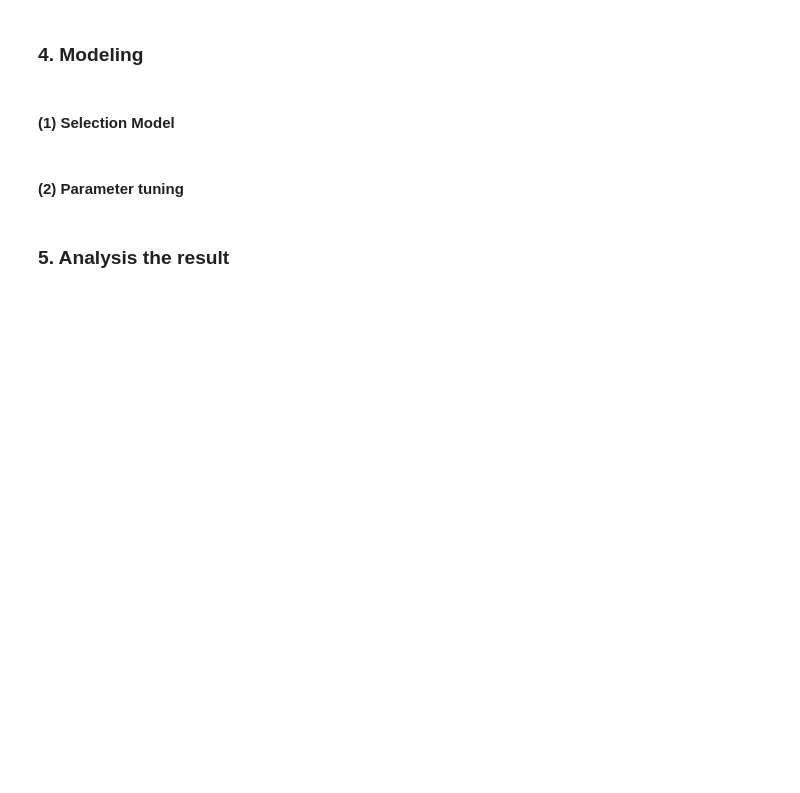
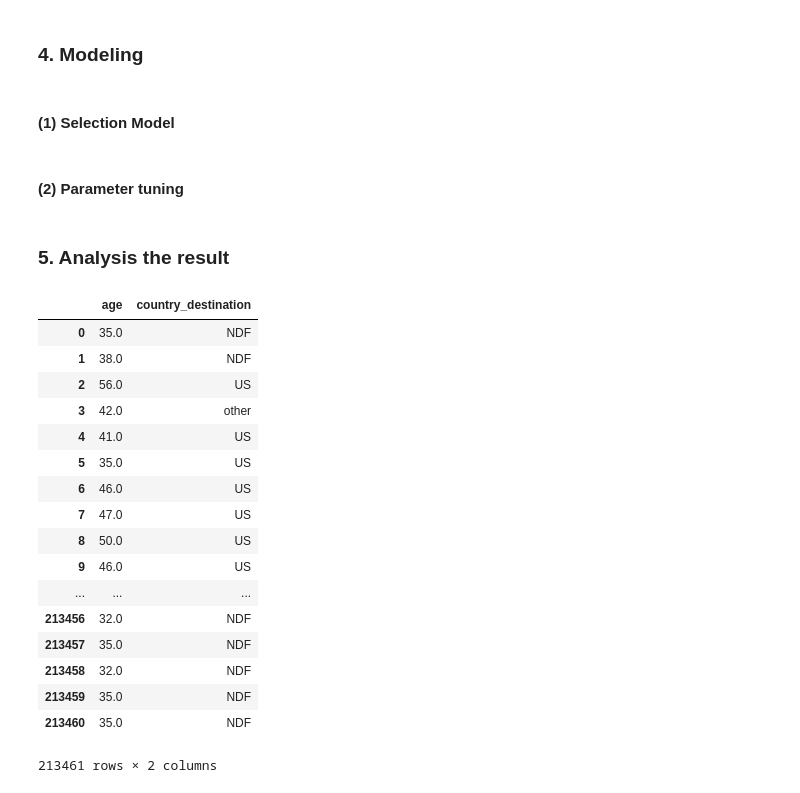
Before and after one commit to wjy5446/airbnb-new-booking, a Jupyter notebook: joe/full_report.ipynb, the cells around one changed output. Saved outputs shown, nothing was run; the diff lists cells and outputs as text; code cells hidden in the pictures; blank space fills up the shorter version.

```diff
--- a/joe/full_report.ipynb
+++ b/joe/full_report.ipynb
@@ -354,0 +392,21 @@ df_test["lag_seconds"] = s_test_lag.apply(lambda x : x.seconds)
+# %%
+train_all_remove.loc[:,['age', 'country_destination']]
+# %% [output]
+|  | age | country_destination |
+| 0 | 35.0 | NDF |
+| 1 | 38.0 | NDF |
+| 2 | 56.0 | US |
+| 3 | 42.0 | other |
+| 4 | 41.0 | US |
+| 5 | 35.0 | US |
+| 6 | 46.0 | US |
+| 7 | 47.0 | US |
+| 8 | 50.0 | US |
+| 9 | 46.0 | US |
+| ... | ... | ... |
+| 213456 | 32.0 | NDF |
+| 213457 | 35.0 | NDF |
+| 213458 | 32.0 | NDF |
+| 213459 | 35.0 | NDF |
+| 213460 | 35.0 | NDF |
+213461 rows × 2 columns
```
Also changed, not shown: parts of 19 cells of this notebook, 1 other file.
